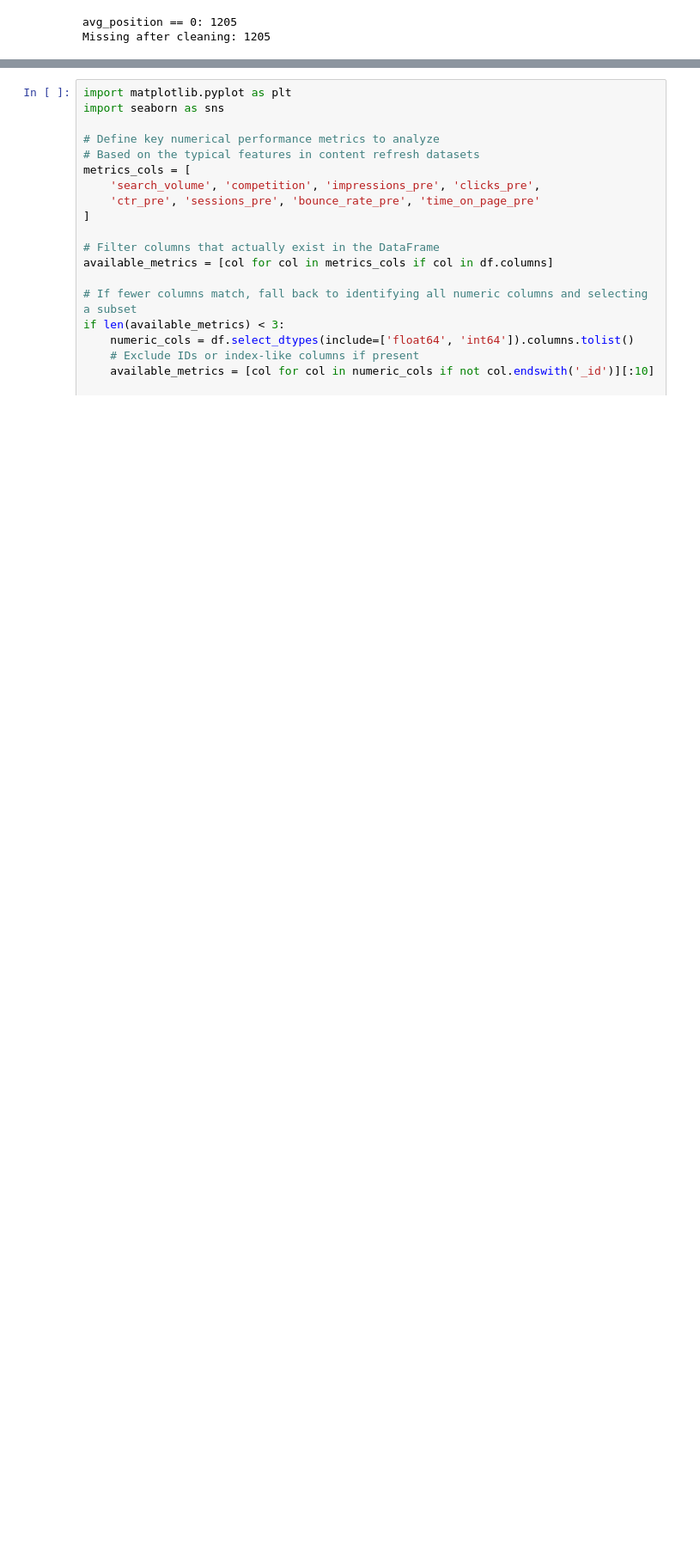
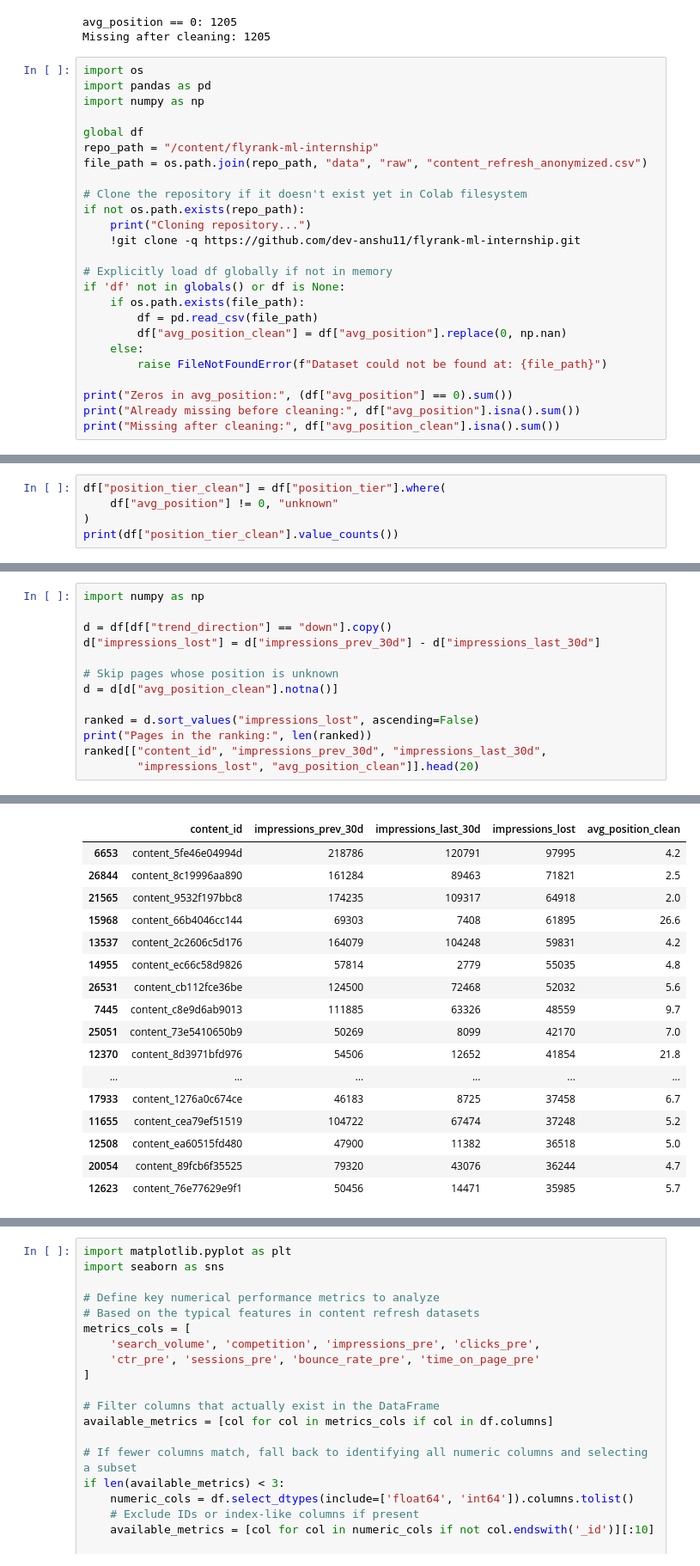
Before and after one commit to dev-anshu11/flyrank-ml-internship, a Jupyter notebook: work/notebooks/w01_research_question.ipynb, the cells around one changed output, grey strips where cells are left out. Shown at 86% size. Saved outputs shown, nothing was run; the diff lists cells and outputs as text; blank space fills up the shorter version.

```diff
--- a/work/notebooks/w01_research_question.ipynb
+++ b/work/notebooks/w01_research_question.ipynb
@@ -120,3 +120,28 @@ print("Missing after cleaning:", df["avg_position_clean"].isna().sum())
 # %% [output]
 avg_position == 0: 1205
 Missing after cleaning: 1205
+# %%
+import os
+import pandas as pd
+import numpy as np
+
+global df
+repo_path = "/content/flyrank-ml-internship"
+file_path = os.path.join(repo_path, "data", "raw", "content_refresh_anonymized.csv")
+
+# Clone the repository if it doesn't exist yet in Colab filesystem
+if not os.path.exists(repo_path):
+    print("Cloning repository...")
+    !git clone -q https://github.com/dev-anshu11/flyrank-ml-internship.git
+
+# Explicitly load df globally if not in memory
+if 'df' not in globals() or df is None:
+    if os.path.exists(file_path):
+        df = pd.read_csv(file_path)
+        df["avg_position_clean"] = df["avg_position"].replace(0, np.nan)
+    else:
+        raise FileNotFoundError(f"Dataset could not be found at: {file_path}")
+
+print("Zeros in avg_position:", (df["avg_position"] == 0).sum())
+print("Already missing before cleaning:", df["avg_position"].isna().sum())
+print("Missing after cleaning:", df["avg_position_clean"].isna().sum())
@@ -122,0 +152,5 @@ Missing after cleaning: 1205
+# %%
+df["position_tier_clean"] = df["position_tier"].where(
+    df["avg_position"] != 0, "unknown"
+)
+print(df["position_tier_clean"].value_counts())
@@ -122,0 +166,14 @@ Missing after cleaning: 1205
+# %%
+import numpy as np
+
+d = df[df["trend_direction"] == "down"].copy()
+d["impressions_lost"] = d["impressions_prev_30d"] - d["impressions_last_30d"]
+
+# Skip pages whose position is unknown
+d = d[d["avg_position_clean"].notna()]
+
+ranked = d.sort_values("impressions_lost", ascending=False)
+print("Pages in the ranking:", len(ranked))
+ranked[["content_id", "impressions_prev_30d", "impressions_last_30d",
+        "impressions_lost", "avg_position_clean"]].head(20)
+# %% [output]
@@ -122,0 +181,17 @@ Missing after cleaning: 1205
+|  | content_id | impressions_prev_30d | impressions_last_30d | impressions_lost | avg_position_clean |
+| 6653 | content_5fe46e04994d | 218786 | 120791 | 97995 | 4.2 |
+| 26844 | content_8c19996aa890 | 161284 | 89463 | 71821 | 2.5 |
+| 21565 | content_9532f197bbc8 | 174235 | 109317 | 64918 | 2.0 |
+| 15968 | content_66b4046cc144 | 69303 | 7408 | 61895 | 26.6 |
+| 13537 | content_2c2606c5d176 | 164079 | 104248 | 59831 | 4.2 |
+| 14955 | content_ec66c58d9826 | 57814 | 2779 | 55035 | 4.8 |
+| 26531 | content_cb112fce36be | 124500 | 72468 | 52032 | 5.6 |
+| 7445 | content_c8e9d6ab9013 | 111885 | 63326 | 48559 | 9.7 |
+| 25051 | content_73e5410650b9 | 50269 | 8099 | 42170 | 7.0 |
+| 12370 | content_8d3971bfd976 | 54506 | 12652 | 41854 | 21.8 |
+| ... | ... | ... | ... | ... | ... |
+| 17933 | content_1276a0c674ce | 46183 | 8725 | 37458 | 6.7 |
+| 11655 | content_cea79ef51519 | 104722 | 67474 | 37248 | 5.2 |
+| 12508 | content_ea60515fd480 | 47900 | 11382 | 36518 | 5.0 |
+| 20054 | content_89fcb6f35525 | 79320 | 43076 | 36244 | 4.7 |
+| 12623 | content_76e77629e9f1 | 50456 | 14471 | 35985 | 5.7 |
```
Also changed, not shown: parts of 5 cells of this notebook.
